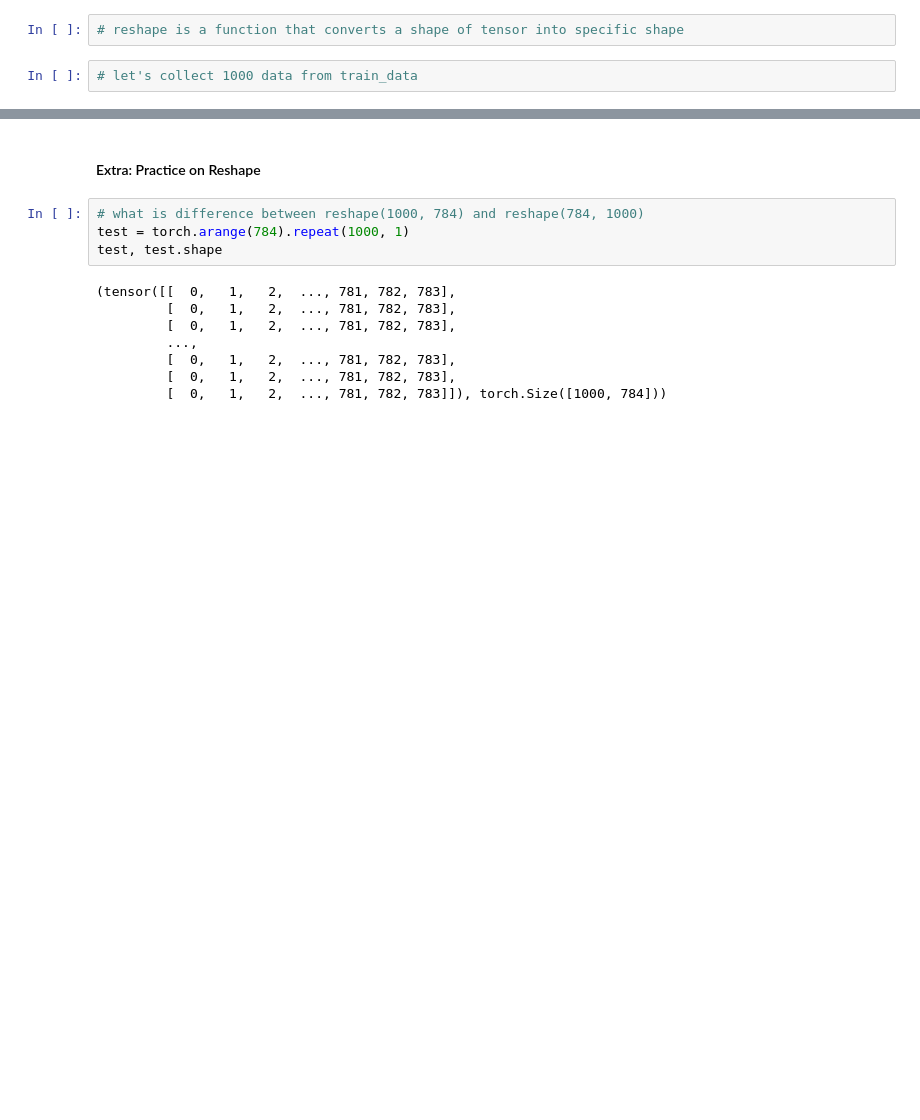
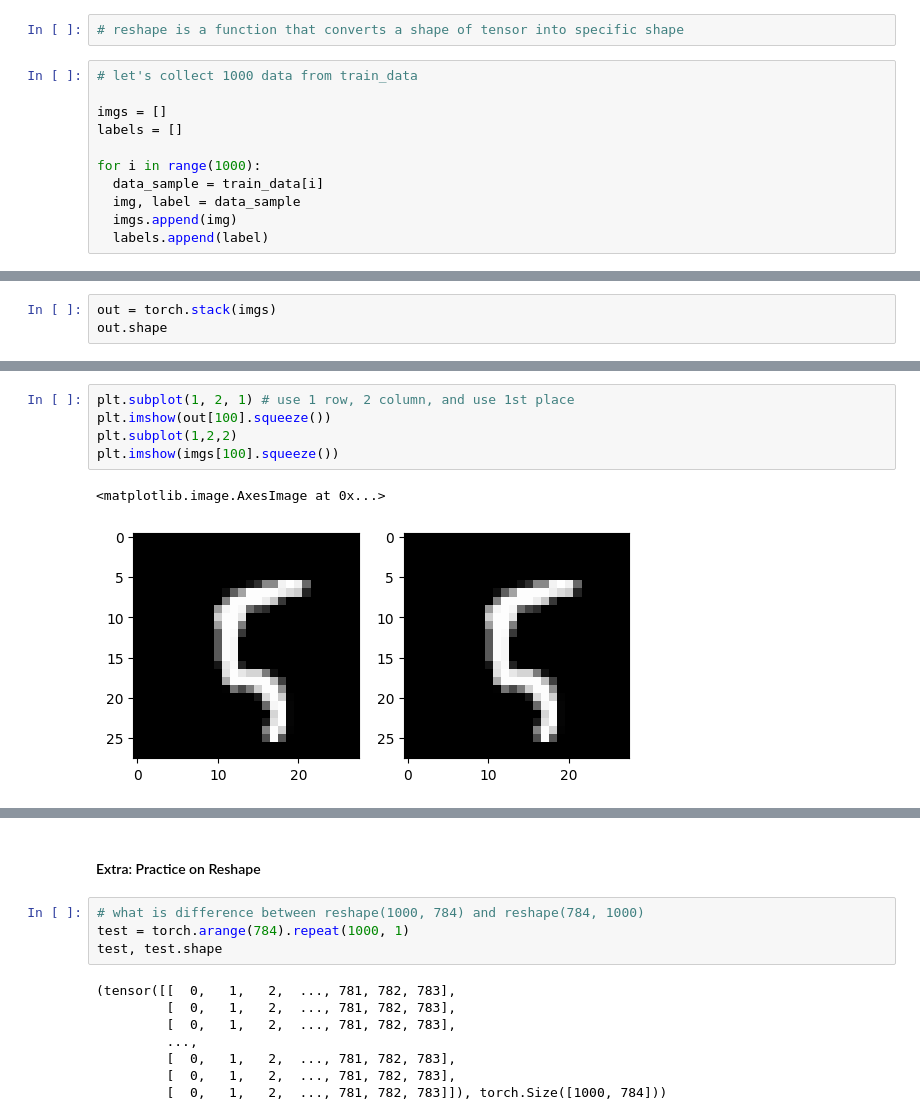
Before and after one commit to jdasam/mas1004, a Jupyter notebook: live_coding/4_MNIST_classification.ipynb, the cells around one changed output, grey strips where cells are left out. Saved outputs shown, nothing was run; the diff lists cells and outputs as text; blank space fills up the shorter version.

```diff
--- a/live_coding/4_MNIST_classification.ipynb
+++ b/live_coding/4_MNIST_classification.ipynb
@@ -105,4 +116,13 @@ torch.Size([1, 28, 28])
 # reshape is a function that converts a shape of tensor into specific shape
 # %%
 # let's collect 1000 data from train_data
+
+imgs = []
+labels = []
+
+for i in range(1000):
+  data_sample = train_data[i]
+  img, label = data_sample
+  imgs.append(img)
+  labels.append(label)
 # %%
@@ -119,0 +141,3 @@ torch.Size([1000, 28, 28])
+# %%
+out = torch.stack(imgs)
+out.shape
@@ -122,4 +148,12 @@ torch.Size([1000, 28, 28])
 # %% [output]
 tensor(True)
+# %%
+plt.subplot(1, 2, 1) # use 1 row, 2 column, and use 1st place
+plt.imshow(out[100].squeeze())
+plt.subplot(1,2,2)
+plt.imshow(imgs[100].squeeze())
+# %% [output]
+<matplotlib.image.AxesImage at 0x...>
+[figure, added]
 # %%
 # flatten that out tensor so that each datasample has 784 numbers
```
Also changed, not shown: parts of 22 cells of this notebook.
